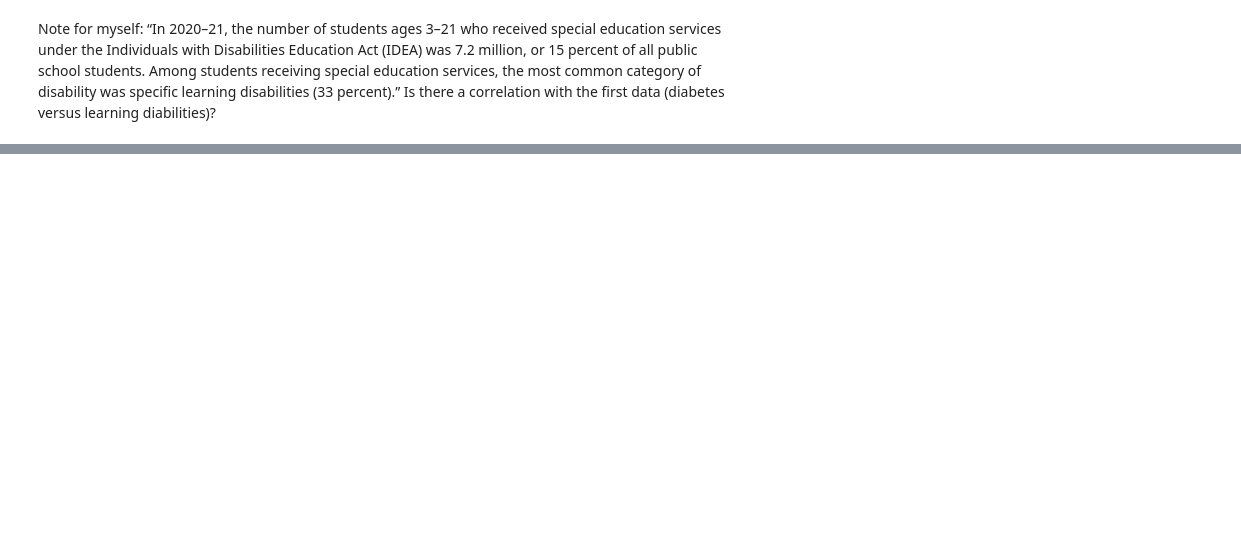
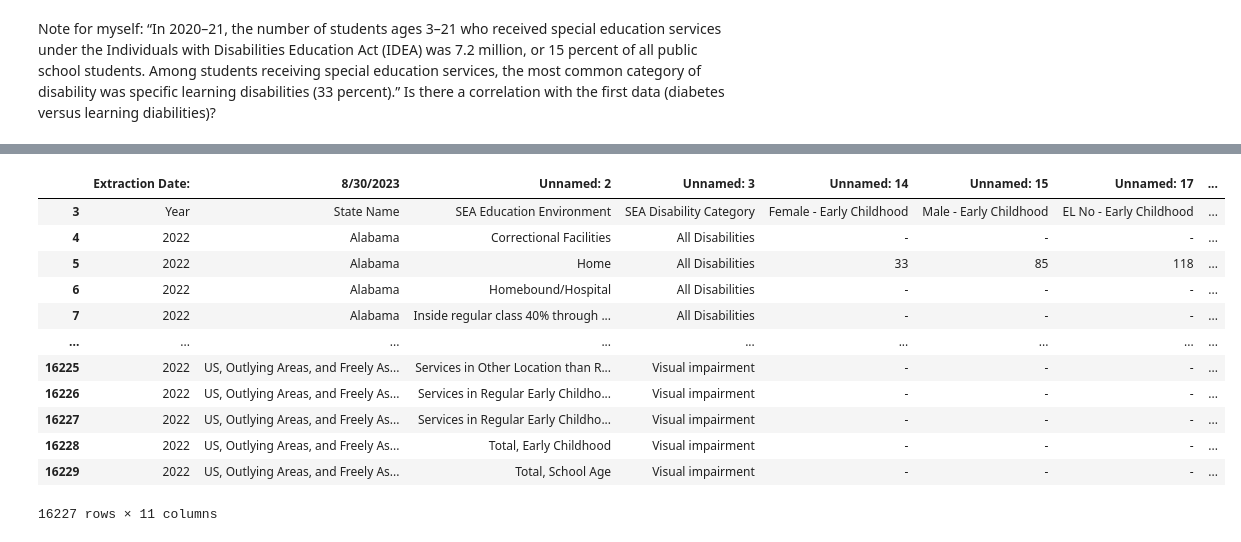
Before and after one commit to Lyduska/Better_Health, a Jupyter notebook: notebook/Better_health.ipynb, the cells around one changed output, grey strips where cells are left out. Cells and saved outputs as stored; diff of their text form; code cells hidden in the pictures; blank space fills up the shorter version.

```diff
--- a/notebook/Better_health.ipynb
+++ b/notebook/Better_health.ipynb
@@ -237,12 +703,26 @@ kids_df
 pd.set_option('display.max.columns', 53)
 #pd.set_option('display.max.rows', 22)
 # %%
-kids_df1=kids_df.drop(columns=['Unnamed: 2','Unnamed: 4','Unnamed: 5','Unnamed: 6', 'Unnamed: 7','Unnamed: 8',
+kids_df1=kids_df.drop(columns=['Unnamed: 4','Unnamed: 5','Unnamed: 6', 'Unnamed: 7','Unnamed: 8',
                                'Unnamed: 9','Unnamed: 10','Unnamed: 11', 'Unnamed: 12', 'Unnamed: 13', 'Unnamed: 6',  'Unnamed: 16',
                                'Unnamed: 19', 'Unnamed: 20','Unnamed: 21','Unnamed: 22', 'Unnamed: 23','Unnamed: 24','Unnamed: 25',
                                'Unnamed: 26','Unnamed: 27','Unnamed: 28','Unnamed: 29','Unnamed: 30','Unnamed: 31','Unnamed: 32',
                                'Unnamed: 33','Unnamed: 34','Unnamed: 35','Unnamed: 36','Unnamed: 37','Unnamed: 38','Unnamed: 42',
                                'Unnamed: 43','Unnamed: 44','Unnamed: 45','Unnamed: 46','Unnamed: 47','Unnamed: 48',
                                'Unnamed: 49','Unnamed: 50','Unnamed: 51','Unnamed: 52',])
 kids_df1
+# %% [output]
+|  | Extraction Date: | 8/30/2023 | Unnamed: 2 | Unnamed: 3 | Unnamed: 14 | Unnamed: 15 | Unnamed: 17 | ... |
+| 3 | Year | State Name | SEA Education Environment | SEA Disability Category | Female - Early Childhood | Male - Early Childhood | EL No - Early Childhood | ... |
+| 4 | 2022 | Alabama | Correctional Facilities | All Disabilities | - | - | - | ... |
+| 5 | 2022 | Alabama | Home | All Disabilities | 33 | 85 | 118 | ... |
+| 6 | 2022 | Alabama | Homebound/Hospital | All Disabilities | - | - | - | ... |
+| 7 | 2022 | Alabama | Inside regular class 40% through ... | All Disabilities | - | - | - | ... |
+| ... | ... | ... | ... | ... | ... | ... | ... | ... |
+| 16225 | 2022 | US, Outlying Areas, and Freely As... | Services in Other Location than R... | Visual impairment | - | - | - | ... |
+| 16226 | 2022 | US, Outlying Areas, and Freely As... | Services in Regular Early Childho... | Visual impairment | - | - | - | ... |
+| 16227 | 2022 | US, Outlying Areas, and Freely As... | Services in Regular Early Childho... | Visual impairment | - | - | - | ... |
+| 16228 | 2022 | US, Outlying Areas, and Freely As... | Total, Early Childhood | Visual impairment | - | - | - | ... |
+| 16229 | 2022 | US, Outlying Areas, and Freely As... | Total, School Age | Visual impairment | - | - | - | ... |
+16227 rows × 11 columns
 # %%
```
Also changed, not shown: parts of 62 cells of this notebook.
